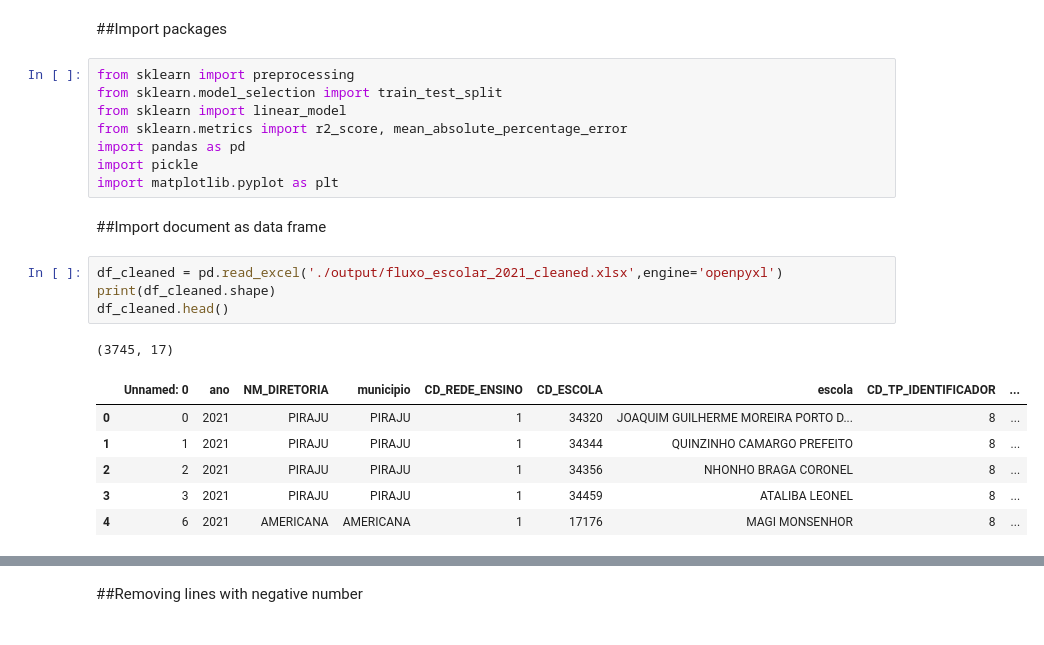
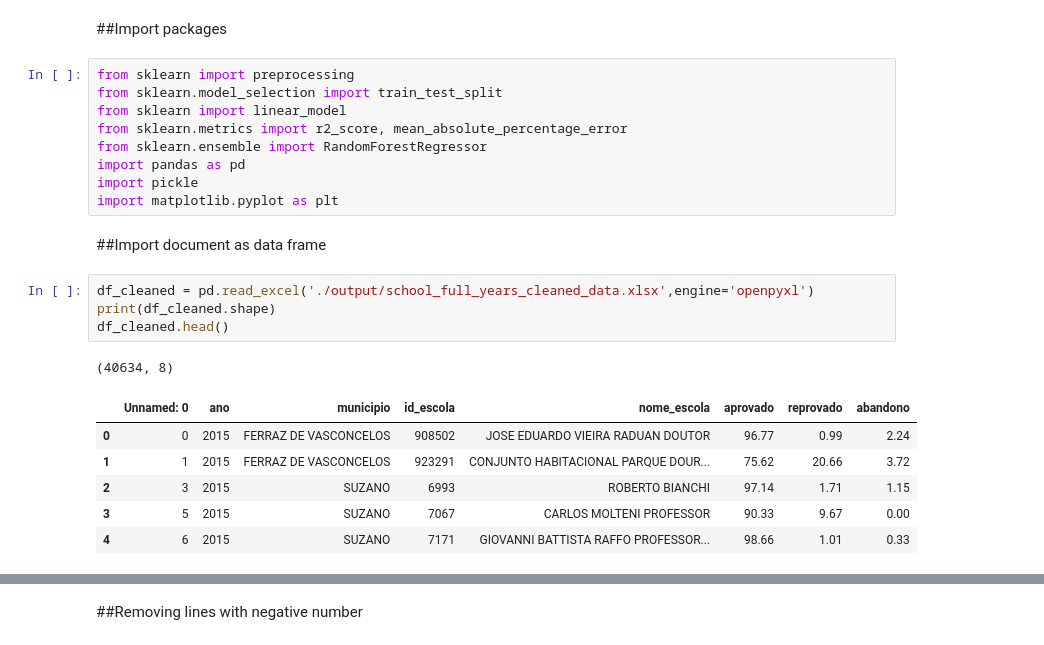
Before and after one commit to maiconspa/student-analysis, a Jupyter notebook: a3_ia.ipynb, the cells around one changed output, grey strips where cells are left out. Drawn from its saved outputs; the diff is of its cells as text.

```diff
--- a/a3_ia.ipynb
+++ b/a3_ia.ipynb
@@ -7,21 +7,22 @@ from sklearn import preprocessing
 from sklearn.model_selection import train_test_split
 from sklearn import linear_model
 from sklearn.metrics import r2_score, mean_absolute_percentage_error
+from sklearn.ensemble import RandomForestRegressor
 import pandas as pd
 import pickle
 import matplotlib.pyplot as plt
 # %% [markdown]
 ##Import document as data frame
 # %%
-df_cleaned = pd.read_excel('./output/fluxo_escolar_2021_cleaned.xlsx',engine='openpyxl')
+df_cleaned = pd.read_excel('./output/school_full_years_cleaned_data.xlsx',engine='openpyxl')
 print(df_cleaned.shape)
 df_cleaned.head()
 # %% [output]
-(3745, 17)
+(40634, 8)
-|  | Unnamed: 0 | ano | NM_DIRETORIA | municipio | CD_REDE_ENSINO | CD_ESCOLA | escola | CD_TP_IDENTIFICADOR | ... |
-| 0 | 0 | 2021 | PIRAJU | PIRAJU | 1 | 34320 | JOAQUIM GUILHERME MOREIRA PORTO D... | 8 | ... |
-| 1 | 1 | 2021 | PIRAJU | PIRAJU | 1 | 34344 | QUINZINHO CAMARGO PREFEITO | 8 | ... |
-| 2 | 2 | 2021 | PIRAJU | PIRAJU | 1 | 34356 | NHONHO BRAGA CORONEL | 8 | ... |
-| 3 | 3 | 2021 | PIRAJU | PIRAJU | 1 | 34459 | ATALIBA LEONEL | 8 | ... |
-| 4 | 6 | 2021 | AMERICANA | AMERICANA | 1 | 17176 | MAGI MONSENHOR | 8 | ... |
+|  | Unnamed: 0 | ano | municipio | id_escola | nome_escola | aprovado | reprovado | abandono |
+| 0 | 0 | 2015 | FERRAZ DE VASCONCELOS | 908502 | JOSE EDUARDO VIEIRA RADUAN DOUTOR | 96.77 | 0.99 | 2.24 |
+| 1 | 1 | 2015 | FERRAZ DE VASCONCELOS | 923291 | CONJUNTO HABITACIONAL PARQUE DOUR... | 75.62 | 20.66 | 3.72 |
+| 2 | 3 | 2015 | SUZANO | 6993 | ROBERTO BIANCHI | 97.14 | 1.71 | 1.15 |
+| 3 | 5 | 2015 | SUZANO | 7067 | CARLOS MOLTENI PROFESSOR | 90.33 | 9.67 | 0.00 |
+| 4 | 6 | 2015 | SUZANO | 7171 | GIOVANNI BATTISTA RAFFO PROFESSOR... | 98.66 | 1.01 | 0.33 |
 # %%
```
Also changed, not shown: parts of 27 cells of this notebook, 2 other files.
